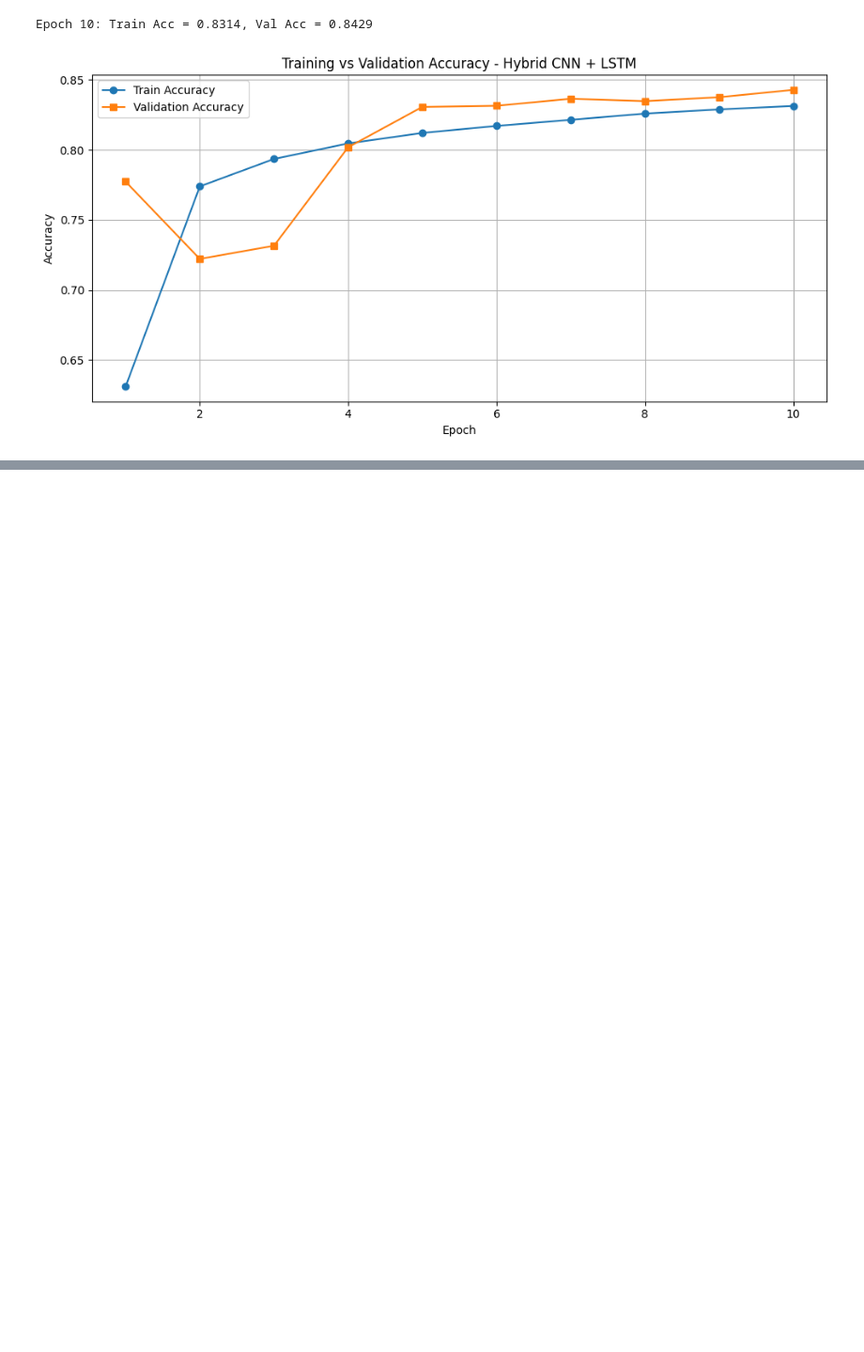
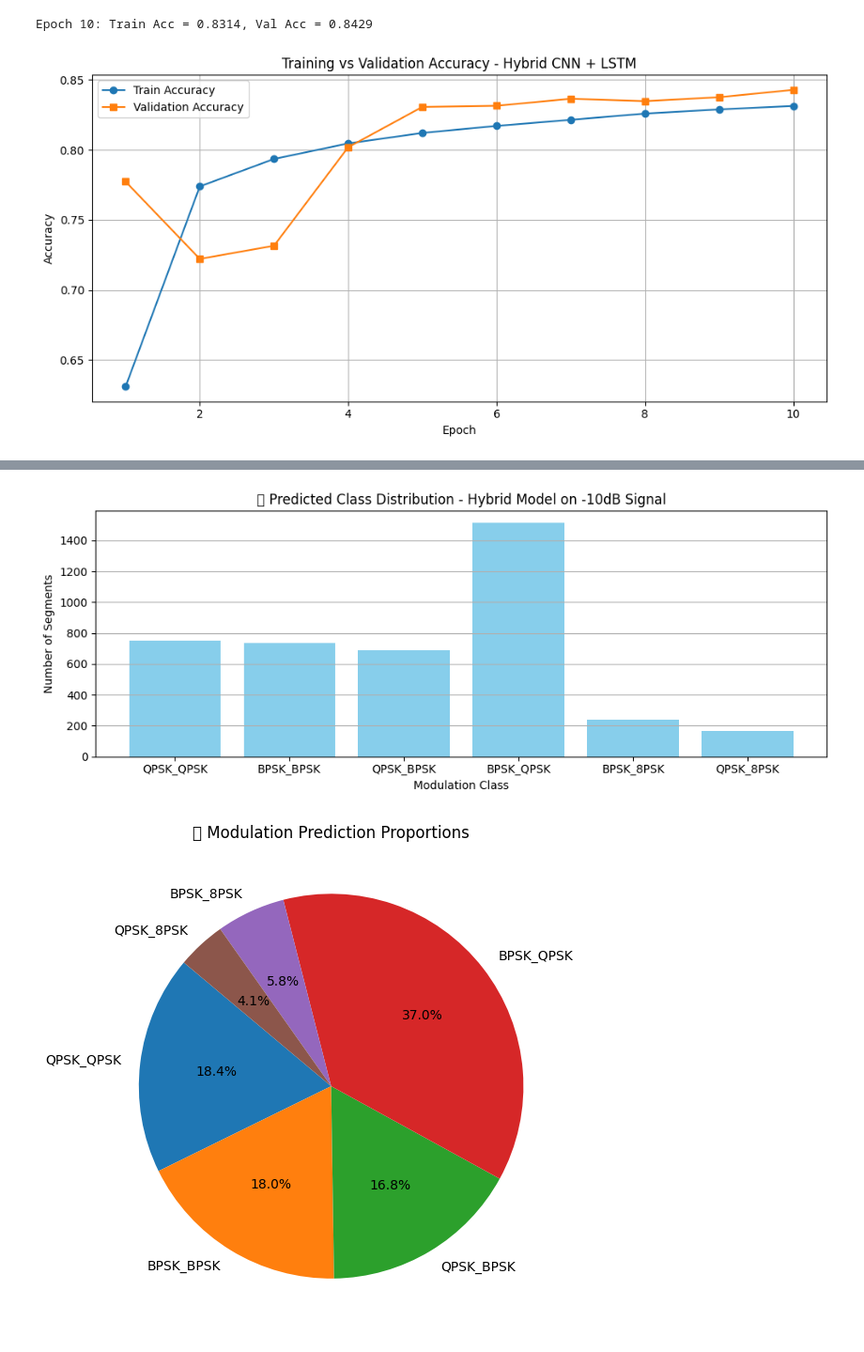
Before and after one commit to Nikhil18207/OFDM-AI-Modulation-Classifier, a Jupyter notebook: EchonNet.ipynb, the cells around one changed output, grey strips where cells are left out. Shown at 94% size. Drawn from its saved outputs; the diff is of its cells as text; code cells hidden in the pictures; blank space fills up the shorter version.

```diff
--- a/EchonNet.ipynb
+++ b/EchonNet.ipynb
@@ -821,0 +911,33 @@ Epoch 12: Train Acc = 0.8403, Val Acc = 0.8436
+# %%
+import matplotlib.pyplot as plt
+from collections import Counter
+
+# Reusing classification results
+class_counts = {
+    'QPSK_QPSK': 753,
+    'BPSK_BPSK': 736,
+    'QPSK_BPSK': 687,
+    'BPSK_QPSK': 1515,
+    'BPSK_8PSK': 237,
+    'QPSK_8PSK': 168
+}
+
+# Bar Plot
+plt.figure(figsize=(10, 4))
+plt.bar(class_counts.keys(), class_counts.values(), color='skyblue')
+plt.title("🔍 Predicted Class Distribution - Hybrid Model on -10dB Signal")
+plt.xlabel("Modulation Class")
+plt.ylabel("Number of Segments")
+plt.grid(axis='y')
+plt.tight_layout()
+plt.show()
+
+# Pie Chart
+plt.figure(figsize=(6, 6))
+plt.pie(class_counts.values(), labels=class_counts.keys(), autopct='%1.1f%%', startangle=140)
+plt.title("🧠 Modulation Prediction Proportions")
+plt.tight_layout()
+plt.show()
+# %% [output]
+[figure, added]
+[figure, added]
```
Also changed, not shown: parts of 7 cells of this notebook.
